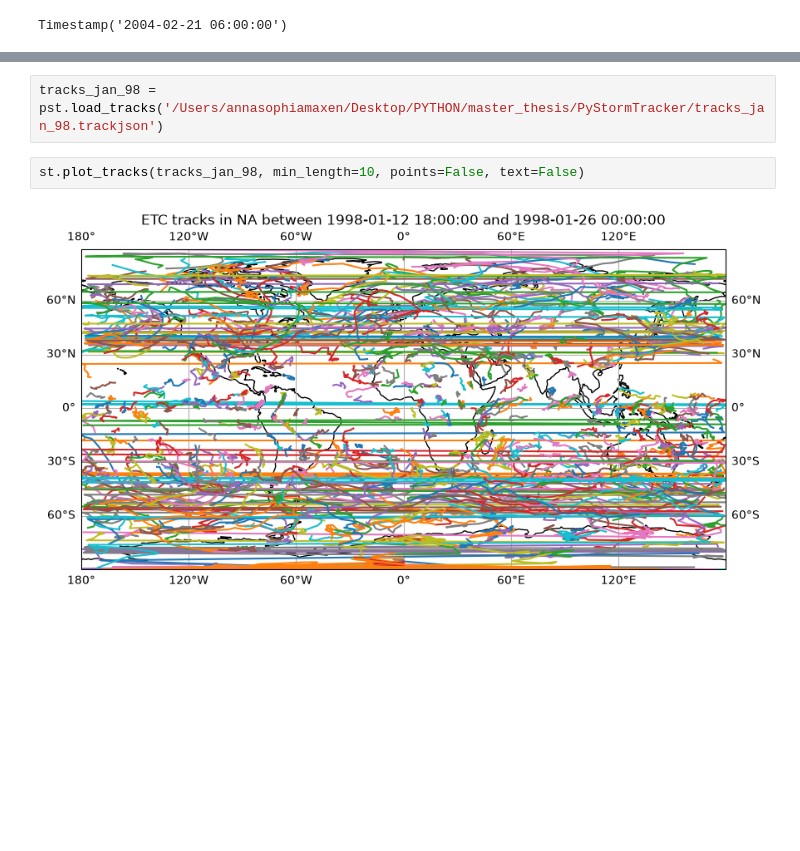
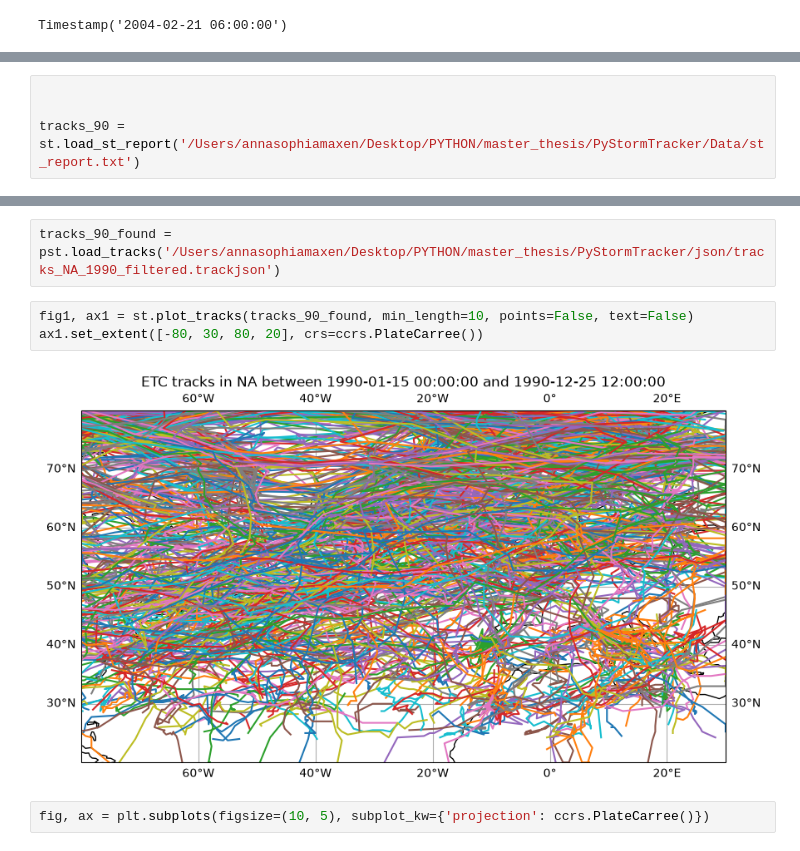
Before and after one commit to AThormann/master_thesis, a Jupyter notebook: PyStormTracker/test_of_module.ipynb, the cells around one changed output, grey strips where cells are left out. Saved outputs shown, nothing was run; the diff lists cells and outputs as text; blank space fills up the shorter version.

Commit message:
reader json

```diff
--- a/PyStormTracker/test_of_module.ipynb
+++ b/PyStormTracker/test_of_module.ipynb
@@ -28,0 +33,4 @@ Timestamp('2004-02-21 06:00:00')
+# %%
+
+
+tracks_90 = st.load_st_report('/Users/annasophiamaxen/Desktop/PYTHON/master_thesis/PyStormTracker/Data/st_report.txt')
@@ -29,6 +42,9 @@ Timestamp('2004-02-21 06:00:00')
 # %%
-tracks_jan_98 = pst.load_tracks('/Users/annasophiamaxen/Desktop/PYTHON/master_thesis/PyStormTracker/tracks_jan_98.trackjson')
+tracks_90_found = pst.load_tracks('/Users/annasophiamaxen/Desktop/PYTHON/master_thesis/PyStormTracker/json/tracks_NA_1990_filtered.trackjson')
 # %%
-st.plot_tracks(tracks_jan_98, min_length=10, points=False, text=False)
+fig1, ax1 = st.plot_tracks(tracks_90_found, min_length=10, points=False, text=False)
+ax1.set_extent([-80, 30, 80, 20], crs=ccrs.PlateCarree())
 # %% [output]
-[figure, old version]
+[figure, new version]
+# %%
+fig, ax = plt.subplots(figsize=(10, 5), subplot_kw={'projection': ccrs.PlateCarree()})
```
Also changed, not shown: parts of 4 cells of this notebook, 6 other files.
